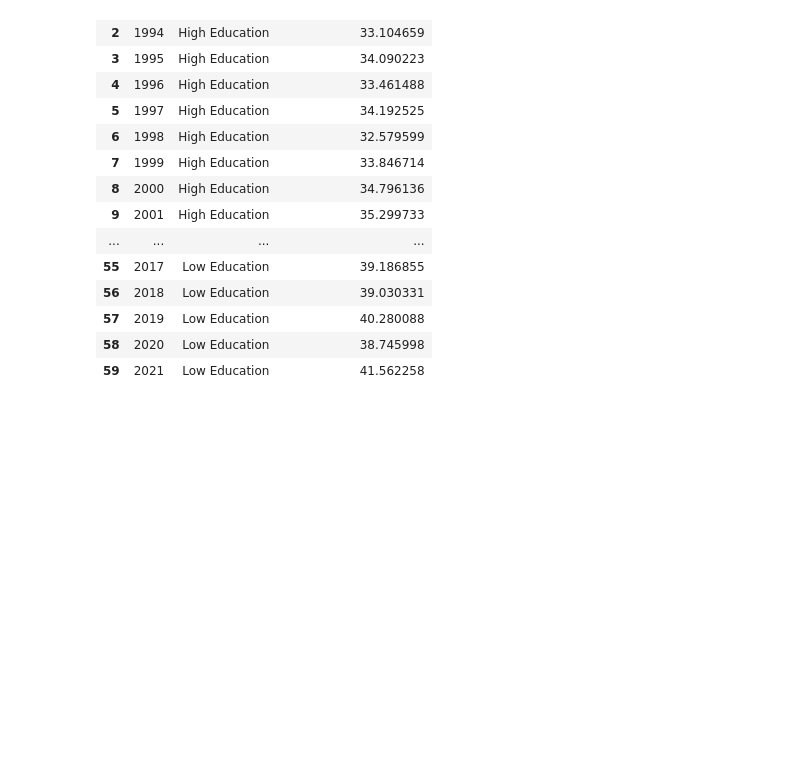
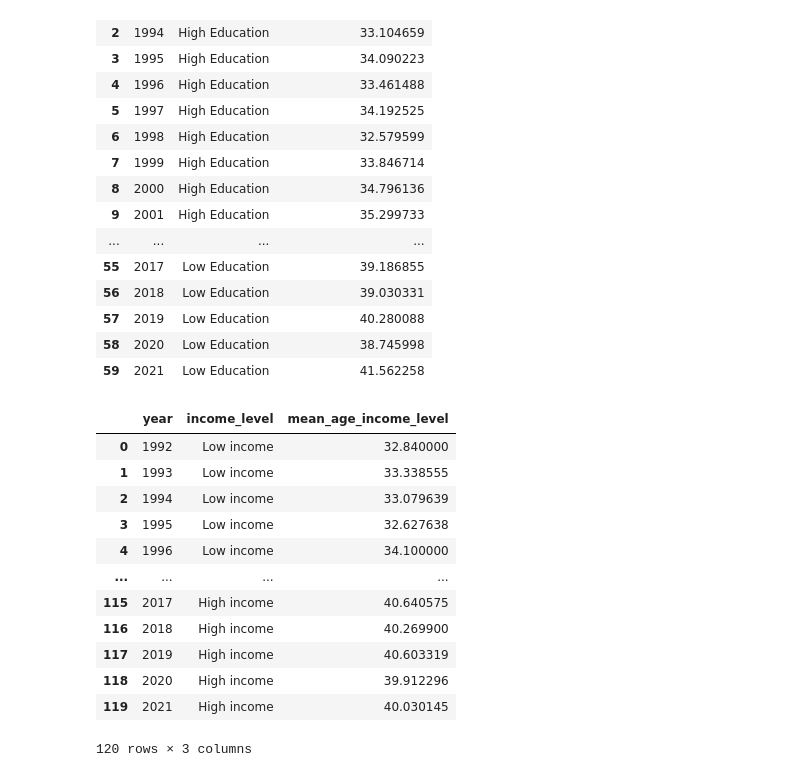
Before and after one commit to gnsJhenJie/NCU-Data-Visualization-Final, a Jupyter notebook: 108403523/data_preprocess/dataClean.ipynb, the cells around one changed output. Drawn from its saved outputs; the diff is of its cells as text; code cells hidden in the pictures; blank space fills up the shorter version.

```diff
--- a/108403523/data_preprocess/dataClean.ipynb
+++ b/108403523/data_preprocess/dataClean.ipynb
@@ -274,3 +333,19 @@ new_education_data
 | 57 | 2019 | Low Education | 40.280088 |
 | 58 | 2020 | Low Education | 38.745998 |
 | 59 | 2021 | Low Education | 41.562258 |
+# %%
+new_income_data_final
+# %% [output]
+|  | year | income_level | mean_age_income_level |
+| 0 | 1992 | Low income | 32.840000 |
+| 1 | 1993 | Low income | 33.338555 |
+| 2 | 1994 | Low income | 33.079639 |
+| 3 | 1995 | Low income | 32.627638 |
+| 4 | 1996 | Low income | 34.100000 |
+| ... | ... | ... | ... |
+| 115 | 2017 | High income | 40.640575 |
+| 116 | 2018 | High income | 40.269900 |
+| 117 | 2019 | High income | 40.603319 |
+| 118 | 2020 | High income | 39.912296 |
+| 119 | 2021 | High income | 40.030145 |
+120 rows × 3 columns
```
Also changed, not shown: parts of 11 cells of this notebook, 8 other files.
